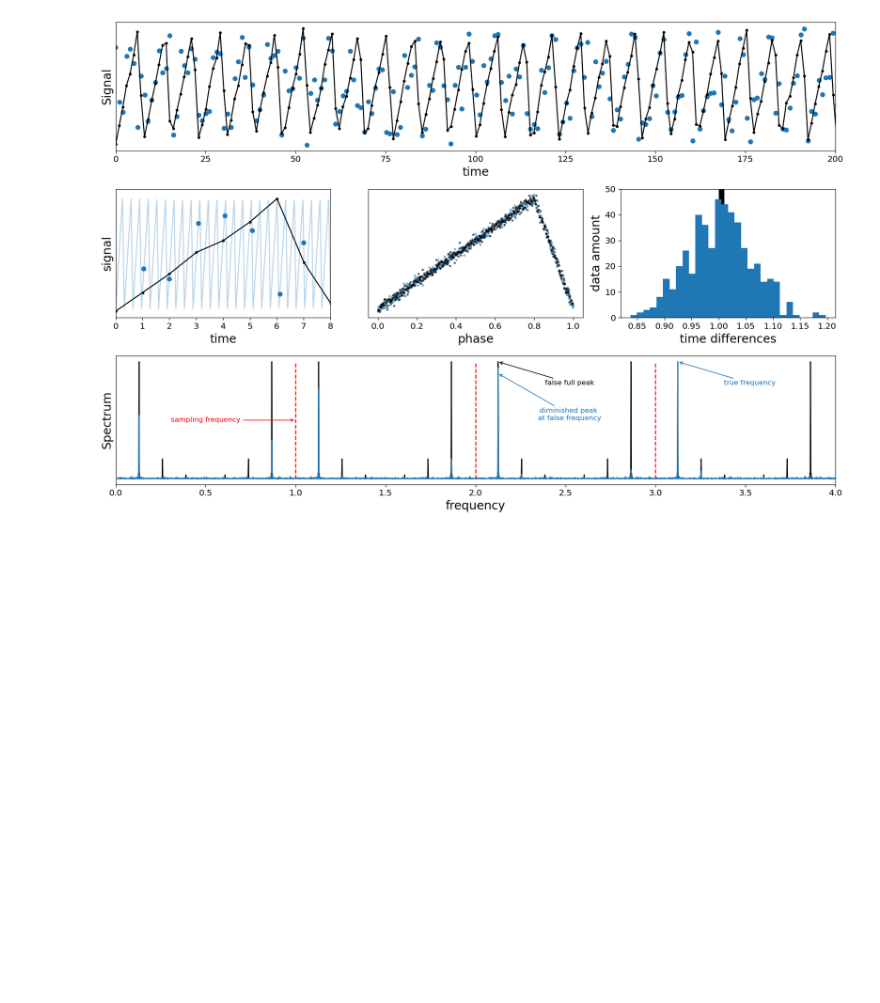
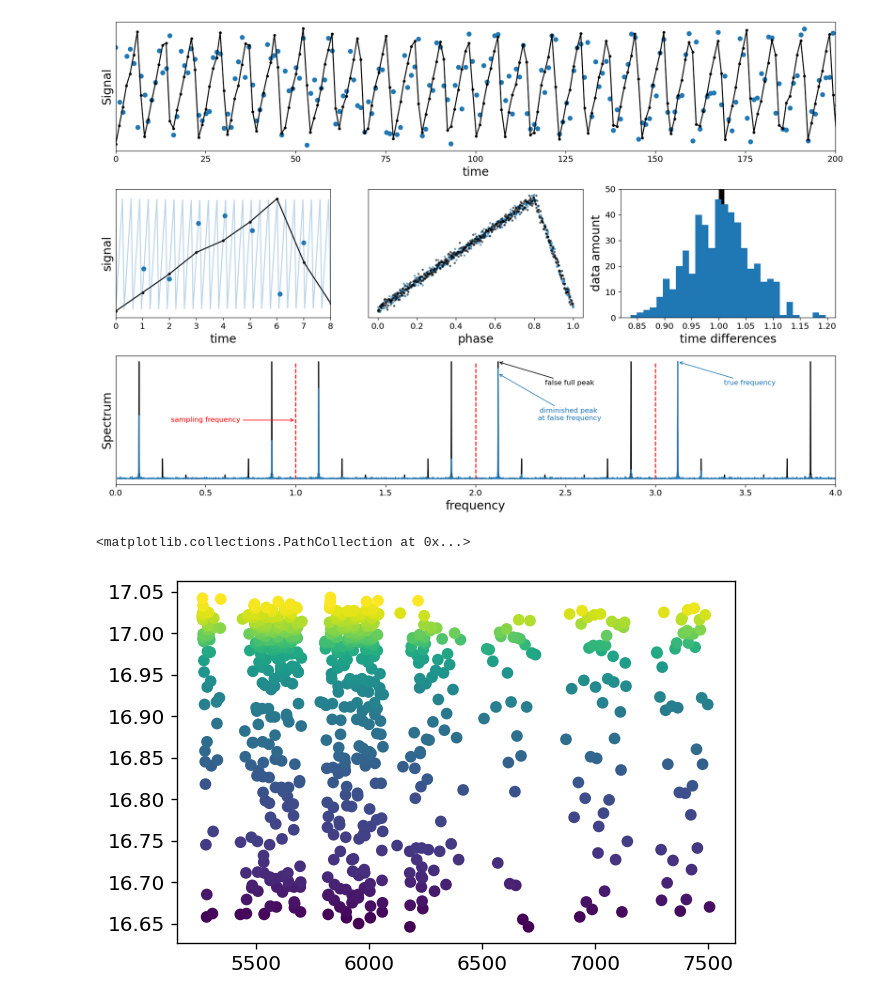
Before and after one commit to JacobHilbert/another-spectrum, a Jupyter notebook: code/methodology/implementation.ipynb, the cells around one changed output. Saved outputs shown, nothing was run; the diff lists cells and outputs as text; code cells hidden in the pictures; blank space fills up the shorter version.

```diff
--- a/code/methodology/implementation.ipynb
+++ b/code/methodology/implementation.ipynb
@@ -634,3 +634,13 @@ plt.tight_layout()
 plt.savefig("../../text/img/uneven_advantage.pdf")
 # %% [output]
 [figure]
+# %%
+t,mag,err = np.loadtxt("OGLE-LMC-CEP-0180.dat",unpack=True)
+#m = normalize(mag)
+#t = np.ascontiguousarray(t)
+#m = np.ascontiguousarray(m)
+# %%
+plt.scatter(t[mag.argsort()],mag[mag.argsort()],c=np.arange(len(mag)))
+# %% [output]
+<matplotlib.collections.PathCollection at 0x...>
+[figure, added]
```
Also changed, not shown: parts of 8 cells of this notebook, 10 other files.
